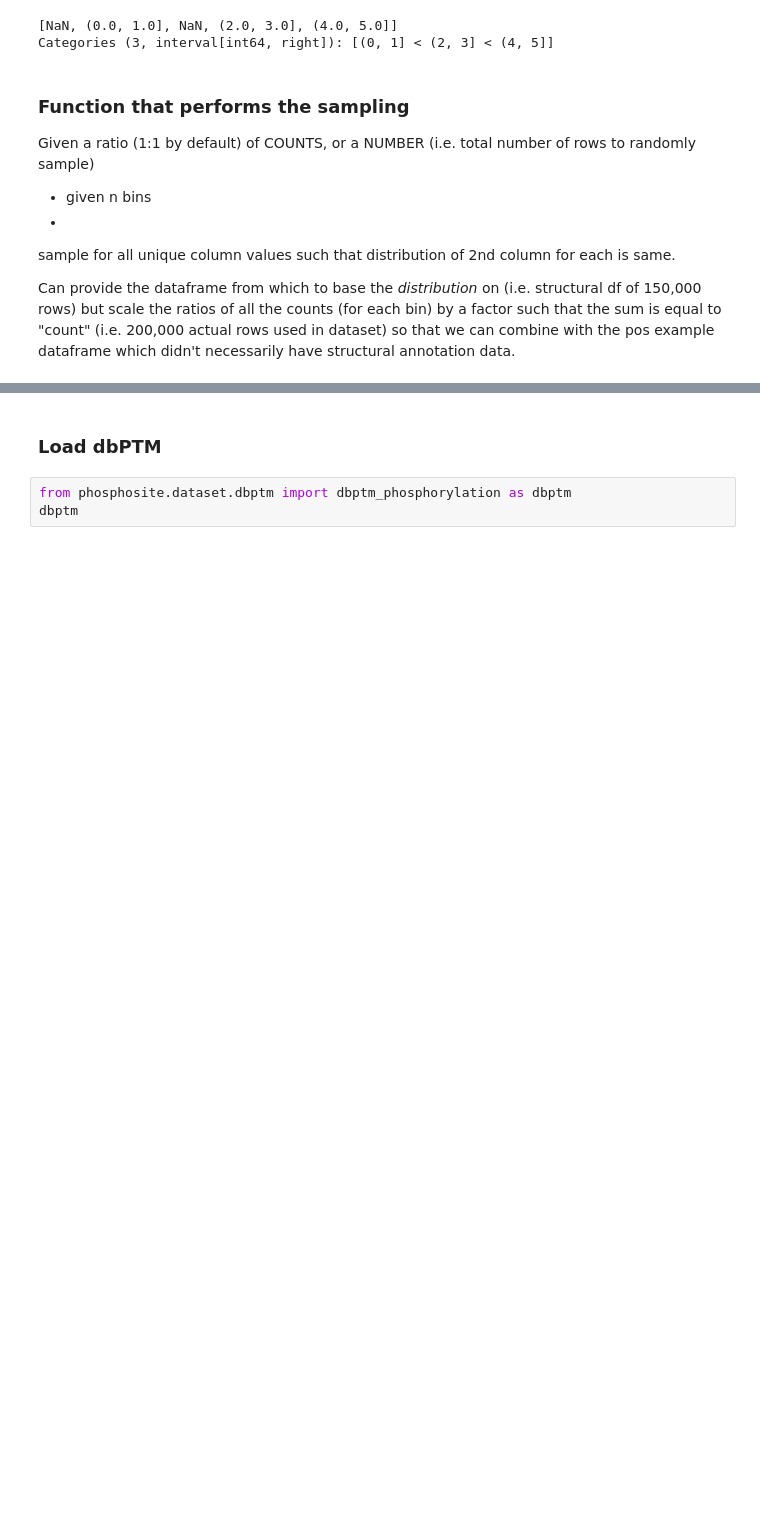
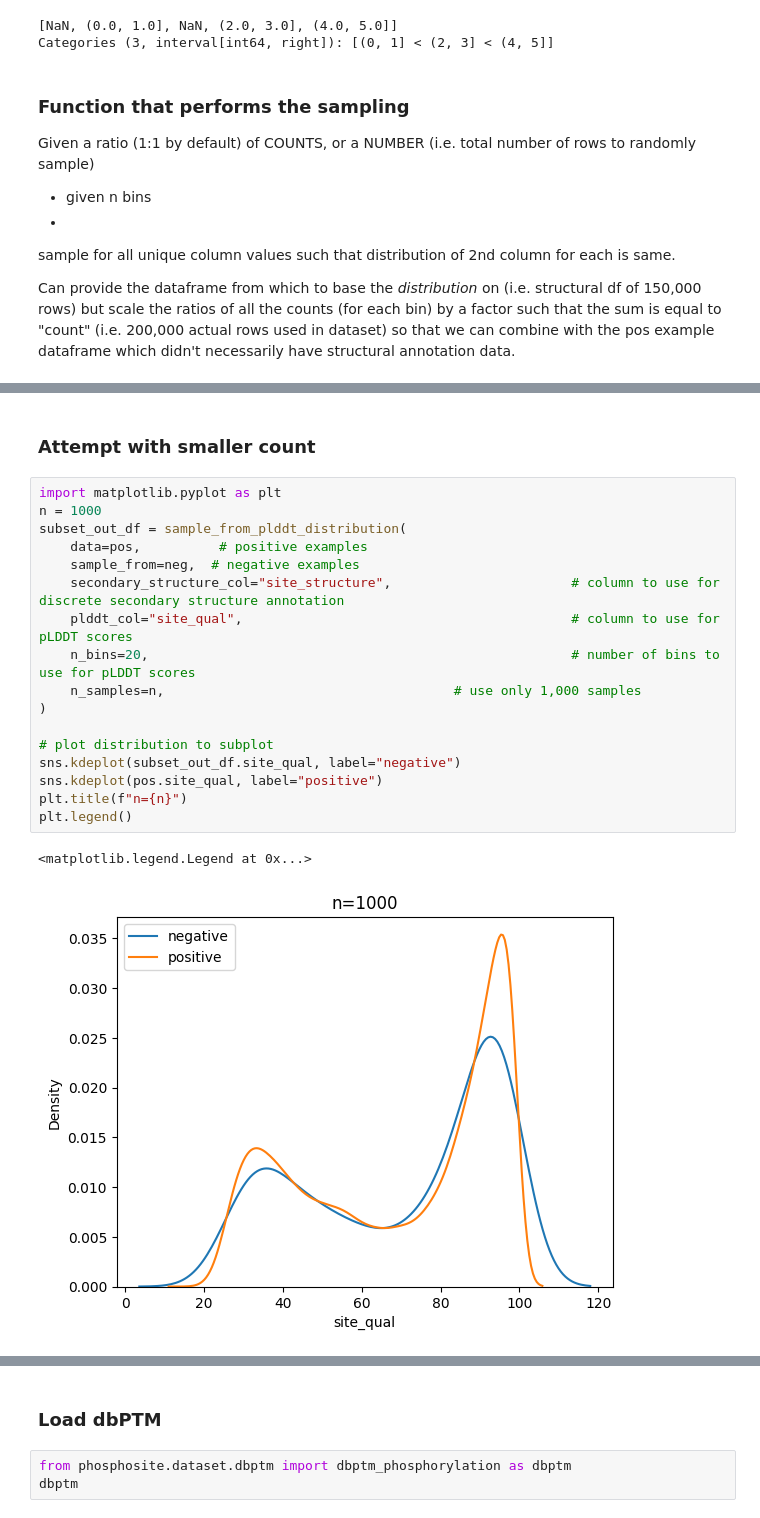
Before and after one commit to kamurani/phosphosite, a Jupyter notebook: notebooks/negative_examples/filter.ipynb, the cells around one changed output, grey strips where cells are left out. Cells and saved outputs as stored; diff of their text form; blank space fills up the shorter version.

```diff
--- a/notebooks/negative_examples/filter.ipynb
+++ b/notebooks/negative_examples/filter.ipynb
@@ -283,0 +288,22 @@ def sample_from_plddt_distribution(
+# %% [markdown]
+### Attempt with smaller count
+# %%
+import matplotlib.pyplot as plt
+n = 1000
+subset_out_df = sample_from_plddt_distribution(
+    data=pos,          # positive examples
+    sample_from=neg,  # negative examples
+    secondary_structure_col="site_structure",                       # column to use for discrete secondary structure annotation
+    plddt_col="site_qual",                                          # column to use for pLDDT scores
+    n_bins=20,                                                      # number of bins to use for pLDDT scores
+    n_samples=n,                                     # use only 1,000 samples
+)
+
+# plot distribution to subplot
+sns.kdeplot(subset_out_df.site_qual, label="negative")
+sns.kdeplot(pos.site_qual, label="positive")
+plt.title(f"n={n}")
+plt.legend()
+# %% [output]
+<matplotlib.legend.Legend at 0x...>
+[figure, added]
```
Also changed, not shown: parts of 50 cells of this notebook, 20 other files.
